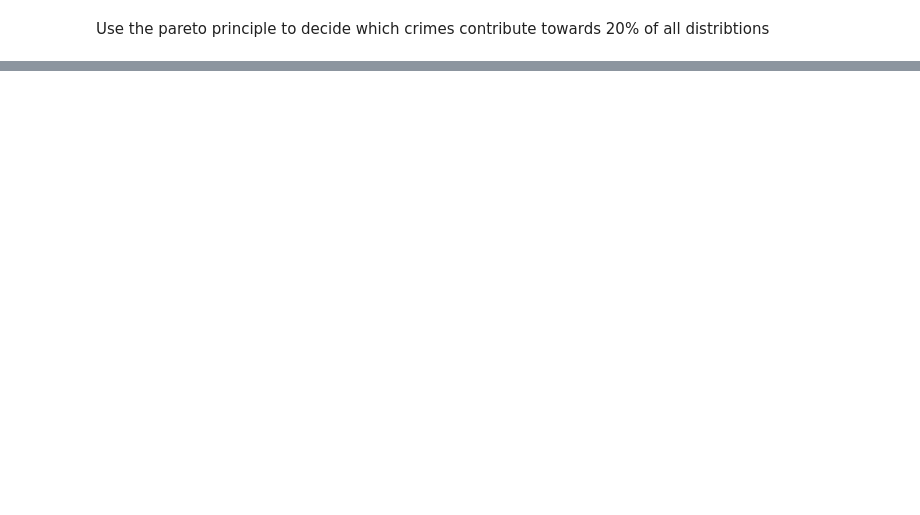
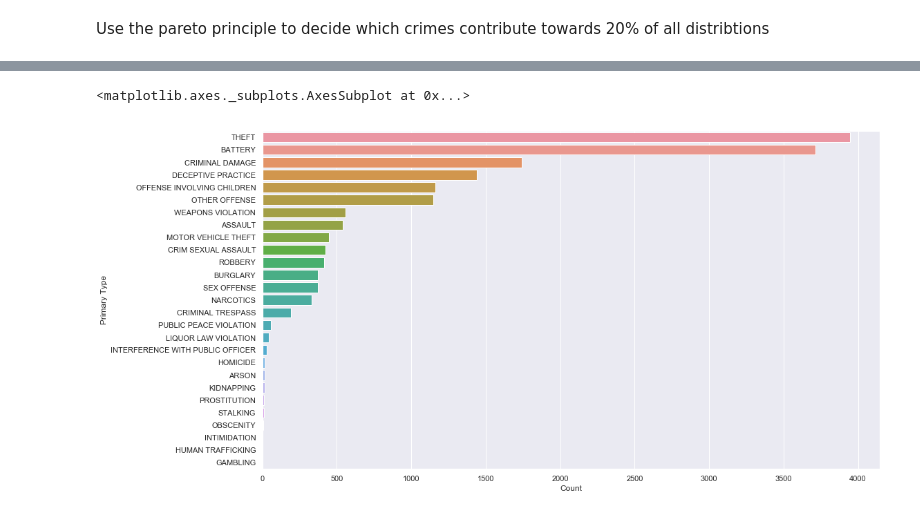
Before and after one commit to Srihari231092/CrimeDataAnalysis, a Jupyter notebook: CrimeDataAnalysis_Part_2.ipynb, the cells around one changed output, grey strips where cells are left out. Saved outputs shown, nothing was run; the diff lists cells and outputs as text; code cells hidden in the pictures; blank space fills up the shorter version.

```diff
--- a/CrimeDataAnalysis_Part_2.ipynb
+++ b/CrimeDataAnalysis_Part_2.ipynb
@@ -8,7 +8,12 @@ Date : 12-18-18
 # %%
 import os
 import pandas as pd
+import webbrowser
+import numpy as np
 
+import seaborn as sns
+sns.set()
+%matplotlib inline
 from DataExtractor import DataExtractor
 from DataUtils import *
 from VizTools import *
@@ -43,13 +73,2 @@ Dataframe columns :
 # %% [markdown]
 Use the pareto principle to decide which crimes contribute towards 20% of all distribtions
-# %%
-# Group by crimes and get total count
-crime_groups = crime_df.groupby(by="Primary Type", as_index=False).sum()
-
-# Sort and get the cdf
-crime_groups.sort_values(["crime_count"],
-                         inplace=True,
-                         ascending=False)
-# Reset the index
-crime_groups = crime_groups.reset_index(drop=True)
-crime_groups
@@ -88,0 +92,9 @@ plot_line(y="crime_count_cdf", x="Primary Type", df=crime_groups, xrot=90)
+# %%
+crime_levels = crime_df[["Primary Type", "Count"]].groupby(by="Primary Type", as_index=False).sum()
+crime_levels.sort_values(by="Count", inplace=True, ascending=False)
+crime_levels.reset_index(drop=True, inplace=True)
+plt.figure(figsize=(16, 9))
+sns.barplot(x="Count", y="Primary Type", data=crime_levels)
+# %% [output]
+<matplotlib.axes._subplots.AxesSubplot at 0x...>
+[figure, added]
```
Also changed, not shown: parts of 13 cells of this notebook, 2 other files.
